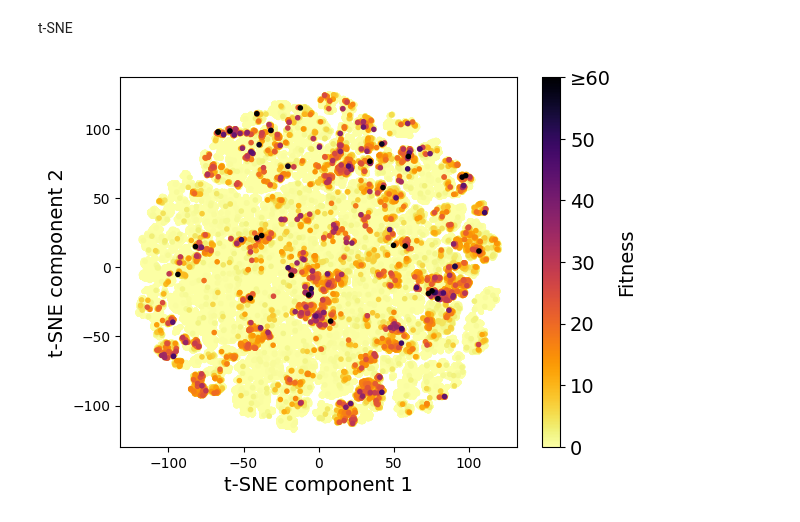
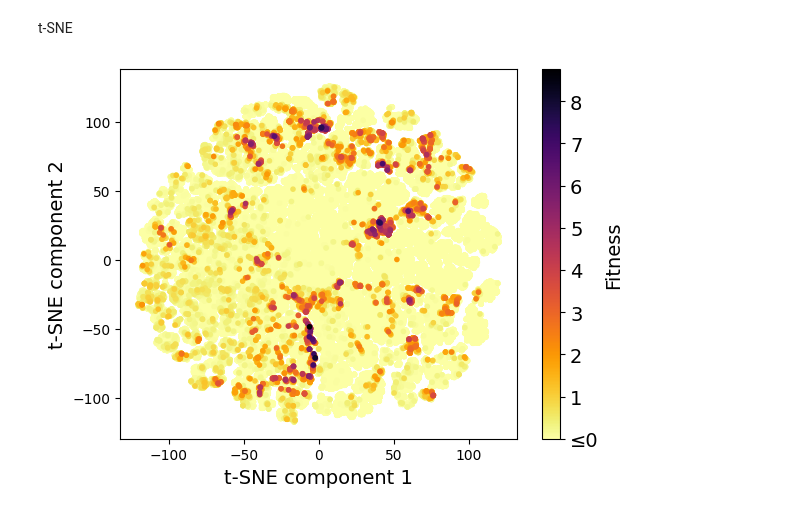
Before and after one commit to soldatmat/PELLM, a Jupyter notebook: code/dimred/dimred.ipynb, the cells around one changed output. Drawn from its saved outputs; the diff is of its cells as text; code cells hidden in the pictures.

```diff
--- a/code/dimred/dimred.ipynb
+++ b/code/dimred/dimred.ipynb
@@ -17,7 +17,7 @@ fitness = df["Fitness"].values
 si = df.loc[df["Variants"] == "VDGV"].index
 fi = df.loc[df["Variants"] == "IWGF"].index
 # %%
-dataset = "PhoQ" # GB1, PhoQ
+dataset = "GB1" # GB1, PhoQ
 f = torch.load("./../../data/"+dataset+"/esm-1b_fitness.pt") #df["Fitness"].values
 v = torch.load("./../../data/"+dataset+"/esm-1b_variants.pt") #df["Variants"].values
 d = dict(map(lambda i,j : (i,j), v, f))
@@ -239,38 +239,38 @@ pickle.dump(tsnec, f)
 f = open("./phoq_tsne.pkl", "rb")
 tsnec = pickle.load(f)
 # %%
-f = open("./../plot/boes_phoq_tsne.pkl", "rb")
+f = open("./boes_gb1_tsne.pkl", "rb")
 x1, x2, y = pickle.load(f)
 # %%
 import matplotlib.pyplot as plt
 
 default_fontsize = 14
 
 plt.scatter(
-    #x1,
-    #x2,
-    tsnec[:, 0],
-    tsnec[:, 1],
+    x1,
+    x2,
+    #tsnec[:, 0],
+    #tsnec[:, 1],
     marker=".",
     #s=150,
     #linewidths=4,
     c=fitness,
-    #c=y*PHOQ_MAX_FITNESS,
+    #c=y*GB1_MAX_FITNESS,
     vmin=0.,
-    vmax=60.,
+    vmax=GB1_MAX_FITNESS,
     #c=fitness,
     #c=[1]*160000,
     cmap=plt.cm.inferno_r
 )
 plt.xlabel("t-SNE component 1", fontsize=default_fontsize)
 plt.ylabel("t-SNE component 2", fontsize=default_fontsize)
 cbar = plt.colorbar()
-cbar.ax.set_yticklabels(["0", "10", "20", "30", "40", "50", "≥60"]) #≤≥
-#cbar.ax.set_yticklabels(["≤0", "1", "2", "3", "4", "5", "6", "7", "8"])
+#cbar.ax.set_yticklabels(["0", "10", "20", "30", "40", "50", "≥60"]) #≤≥
+cbar.ax.set_yticklabels(["≤0", "1", "2", "3", "4", "5", "6", "7", "8"])
 cbar.ax.tick_params(labelsize=default_fontsize)
 cbar.set_label(label="Fitness", fontsize=default_fontsize)
 # %% [output]
-[figure, old version]
+[figure, new version]
 # %%
 plt.scatter(
     tsnec[0:160000, 0],
```
Also changed, not shown: 2 other files.
